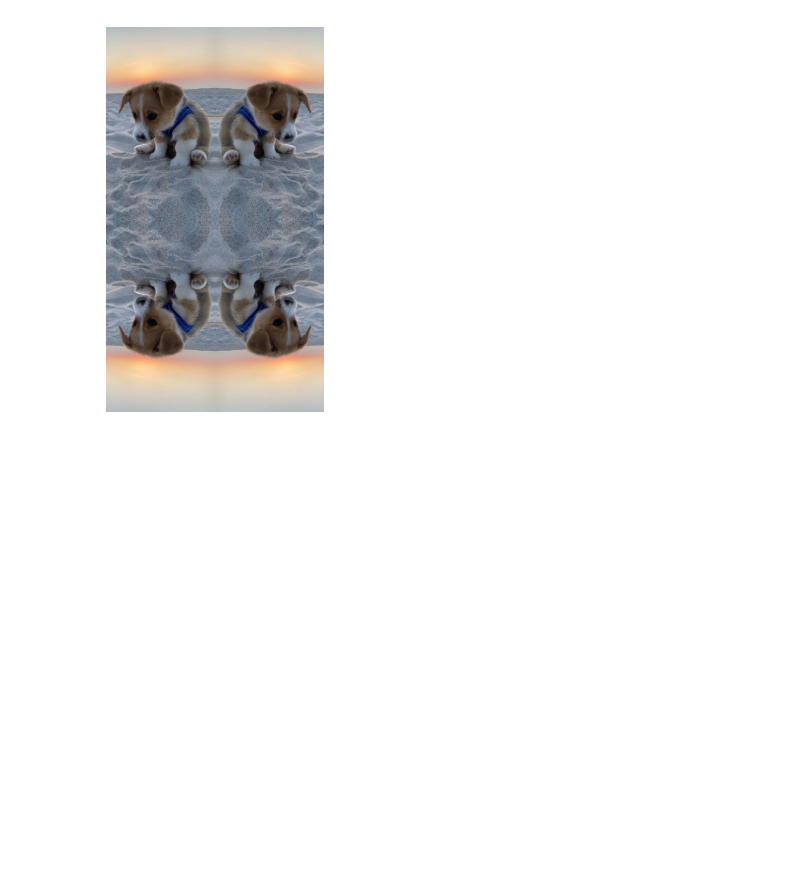
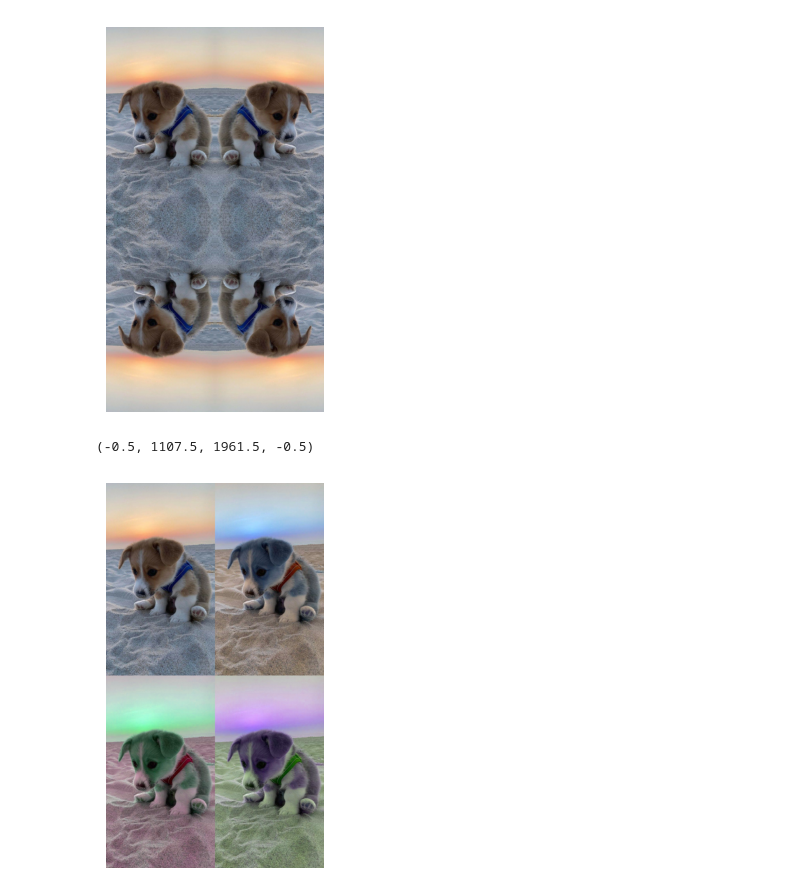
Before and after one commit to Kaliny4/ComputerVision, a Jupyter notebook: Task1.ipynb, the cells around one changed output. Cells and saved outputs as stored; diff of their text form; code cells hidden in the pictures; blank space fills up the shorter version.

```diff
--- a/Task1.ipynb
+++ b/Task1.ipynb
@@ -53,3 +53,22 @@ plt.axis(False)
 # %% [output]
 (-0.5, 1107.5, 1961.5, -0.5)
 [figure]
+# %%
+# Create images with different channel orders
+rgb_image = cv2.merge([red, green, blue])  # original RGB
+bgr_image = cv2.merge([blue, green, red])
+grb_image = cv2.merge([green, red, blue])
+brg_image = cv2.merge([blue, red, green])
+gbr_image = cv2.merge([green, blue, red])
+
+
+out3 = np.hstack((rgb_image, bgr_image))
+out4 = np.hstack((brg_image, gbr_image))
+out5 = np.vstack((out3, out4))
+
+# Plot the collage
+plt.imshow(out5)
+plt.axis(False)
+# %% [output]
+(-0.5, 1107.5, 1961.5, -0.5)
+[figure, added]
```
